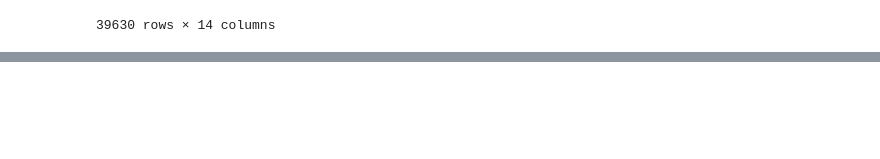
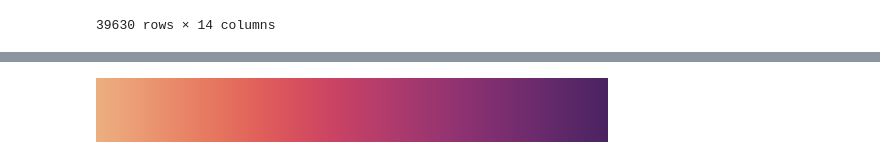
Before and after one commit to zhaskanat123/e-commerce, a Jupyter notebook: e-commers.ipynb, the cells around one changed output, grey strips where cells are left out. Saved outputs shown, nothing was run; the diff lists cells and outputs as text; code cells hidden in the pictures; blank space fills up the shorter version.

```diff
--- a/e-commers.ipynb
+++ b/e-commers.ipynb
@@ -796,0 +864,4 @@ period = 365
+# %%
+sns.color_palette("flare", as_cmap=True)
+# %% [output]
+[figure, added]
```
Also changed, not shown: parts of 44 cells of this notebook, 1 other file.
